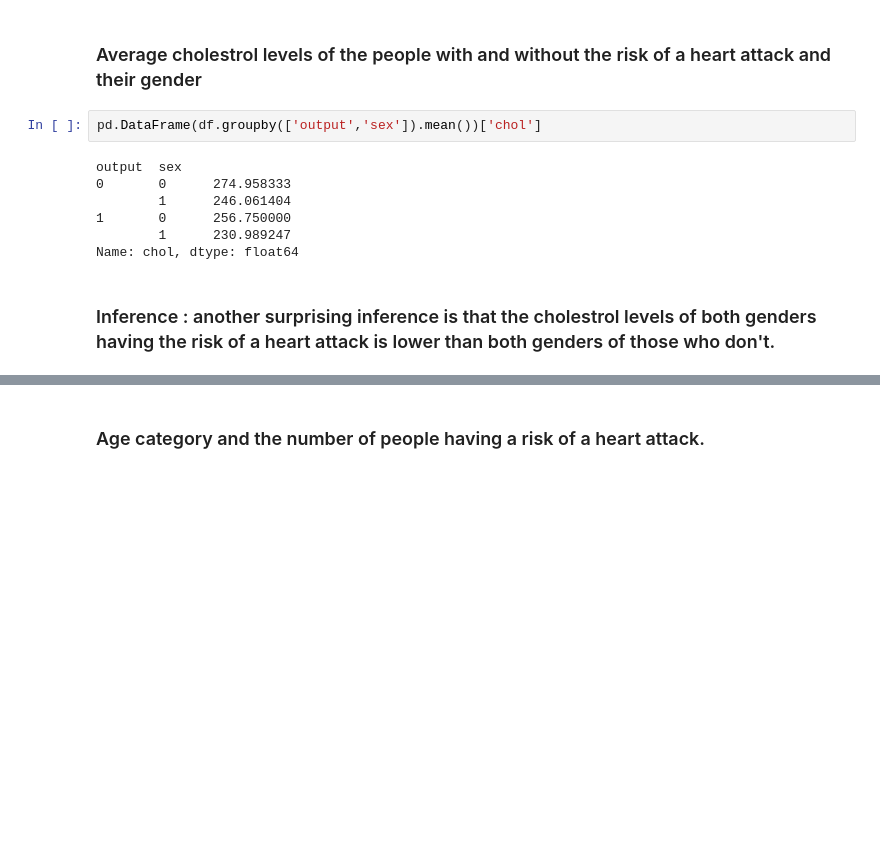
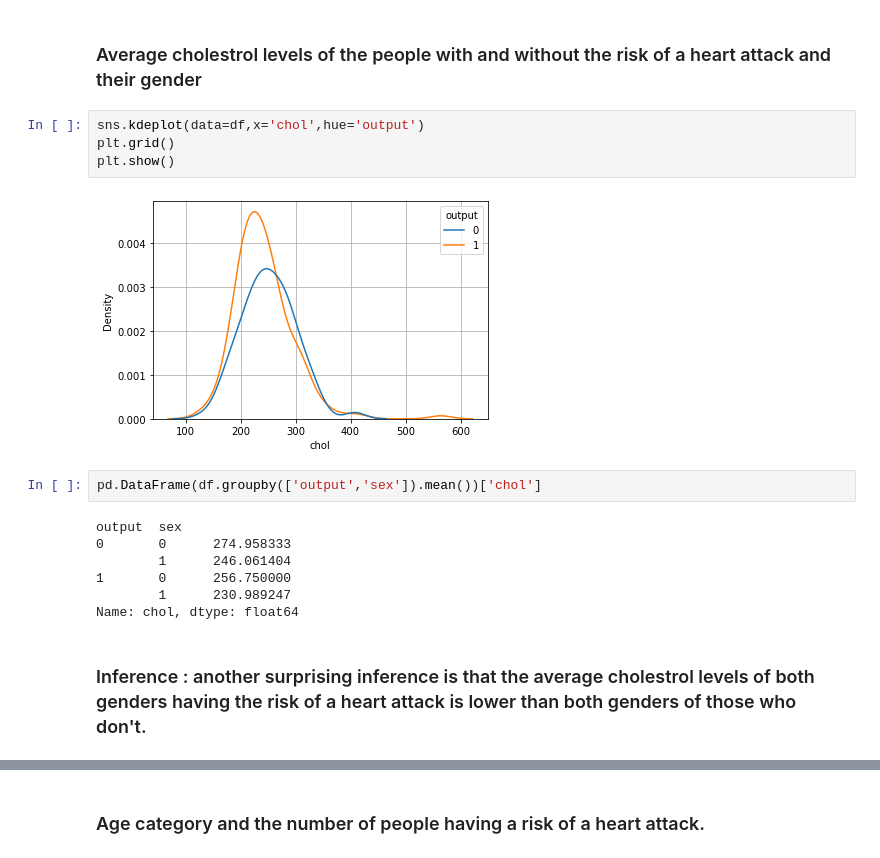
Before and after one commit to SharanKalyan/Heart-attack-predctions, a Jupyter notebook: Analysis.ipynb, the cells around one changed output, grey strips where cells are left out. Saved outputs shown, nothing was run; the diff lists cells and outputs as text; blank space fills up the shorter version.

```diff
--- a/Analysis.ipynb
+++ b/Analysis.ipynb
@@ -256,6 +257,12 @@ Name: age, dtype: float64
 ### Inference : surprisingly, the average age of people who have a risk is lower than the average age of people who do not have a risk (in both genders). In other words, Younger people in both genders have a higher risk of a heart attack than the elder people.
 # %% [markdown]
 ### Average cholestrol levels of the people with and without the risk of a heart attack and their gender
+# %%
+sns.kdeplot(data=df,x='chol',hue='output')
+plt.grid()
+plt.show()
+# %% [output]
+[figure, added]
 # %%
 pd.DataFrame(df.groupby(['output','sex']).mean())['chol']
 # %% [output]
@@ -266,4 +273,4 @@ output  sex
         1      230.989247
 Name: chol, dtype: float64
 # %% [markdown]
-### Inference : another surprising inference is that the cholestrol levels of both genders having the risk of a  heart attack is lower than both genders of those who don't.
+### Inference : another surprising inference is that the average cholestrol levels of both genders having the risk of a  heart attack is lower than both genders of those who don't.
```
Also changed, not shown: parts of 9 cells of this notebook.
